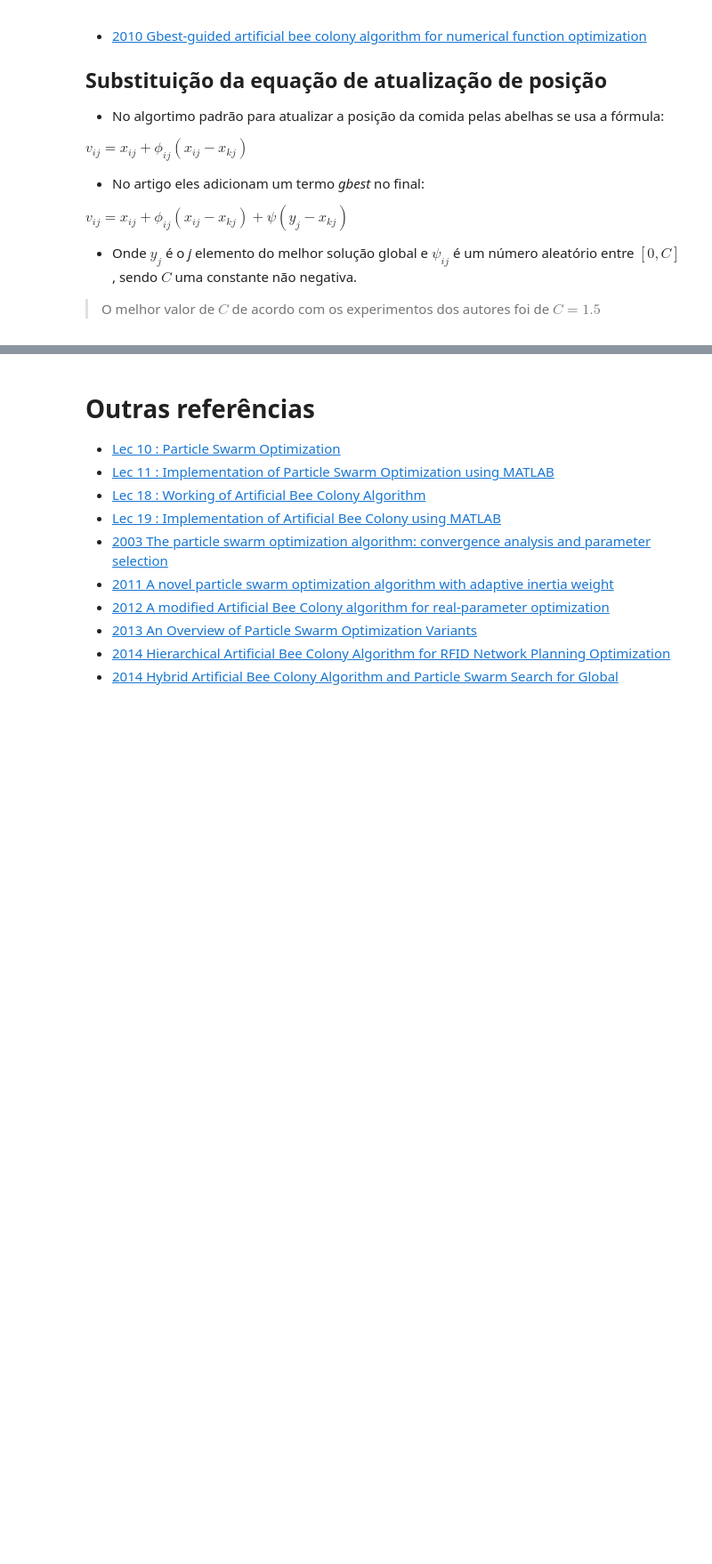
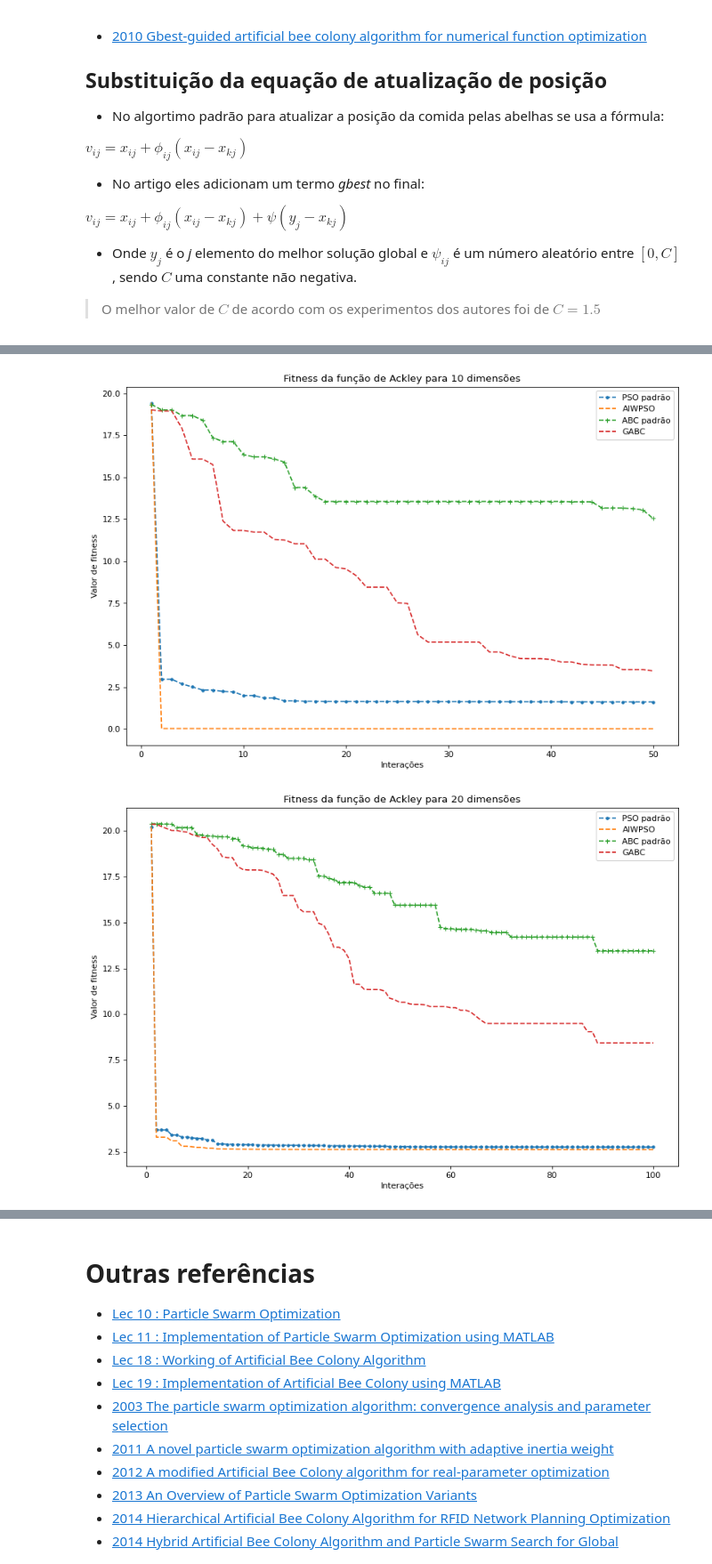
Before and after one commit to geocarvalho/IN1100, a Jupyter notebook: IN1164/project_1/PSO_and_ABC.ipynb, the cells around one changed output, grey strips where cells are left out. Shown at 89% size. Drawn from its saved outputs; the diff is of its cells as text; code cells hidden in the pictures; blank space fills up the shorter version.

```diff
--- a/IN1164/project_1/PSO_and_ABC.ipynb
+++ b/IN1164/project_1/PSO_and_ABC.ipynb
@@ -188,6 +212,7 @@ $P_s(t) = \frac{\sum^n_{i=0}S(i,t)}{n}$
 
 * Onde $n$ é o número de partículas, $P_s \in [0,1]$ é a porcentagem de partículas que tiveram uma melhora no seu *fitness* na última iteração. $\sum^n_{i=1}S(i,t)$ são todas as partículas que tiveram sucesso em minimizar o problema.
 # %%
+np.random.seed(0)
 def AIWPSO(problem, dimension, var_min, var_max, n_iterations, n_particles,
         w, c1, c2, w_max, w_min, show_iter):
   """ PSO algorithm """
@@ -201,6 +226,7 @@ def AIWPSO(problem, dimension, var_min, var_max, n_iterations, n_particles,
   gbest_position = np.full(shape=dimension, fill_value=0)
   velocity_vector = np.zeros(shape=(n_particles, dimension))
   iteration = 0
+  result_list = []
   # Start iterations
   while iteration < n_iterations:
     sucess_count = 0
@@ -237,7 +263,8 @@ def AIWPSO(problem, dimension, var_min, var_max, n_iterations, n_particles,
     # Inertia weight adaptation
     ps = sucess_count / n_particles
     w = (w_max - w_min)*ps + w_min
+    result_list.append(gbest_fitness_value)
     iteration += 1
 
-  return gbest_position, gbest_fitness_value
+  return result_list
 # %%
@@ -284,6 +298,7 @@ dimension: 50,  Exponential function, gbest: -0.9570048854915992
 * [2005 An idea based on honey bee swarm for numerical optimization](http://citeseerx.ist.psu.edu/viewdoc/summary?doi=10.1.1.714.4934)
 * [2015 PS–ABC: A hybrid algorithm based on particle swarm and artificial bee colony for high-dimensional optimization problems](https://www.sciencedirect.com/science/article/abs/pii/S0957417415005035)
 # %%
+np.random.seed(0)
 def fitness_calc(value):
   """ Calculate the fitness based on the object function result """
   if value >= 0:
@@ -349,6 +364,7 @@ def ABC(dimension, fitness_func, var_min, var_max, pop_size, limit,
   b_food = population[b_index]
   b_obj = obj[b_index]
   b_cycle = 0
+  result_list = []
   for cycle in range(n_cycles):
     # Employed bee phase
     for num1, food in enumerate(population, start=0):
@@ -402,10 +418,11 @@ def ABC(dimension, fitness_func, var_min, var_max, pop_size, limit,
       obj[num3] = fitness_func(population[num3])
       fit[num3] = fitness_calc(obj[num3])
       trial[num3] = 0
+    result_list.append(b_obj)
   if show_iter:
     print("\n____Final values")
     print(population)
     print(obj)
     print(fit)
     print(trial)
-  return b_food, b_obj, b_fit_solution, b_cycle
+  return result_list
@@ -471,6 +468,7 @@ $v_{ij} = x_{ij} + \phi_{ij}(x_{ij} - x_{kj}) + \psi(y_j - x_{kj})$
 * Onde $y_j$ é o *j* elemento do melhor solução global e $\psi_{ij}$ é um número aleatório entre $[0,C]$, sendo $C$ uma constante não negativa.
 > O melhor valor de $C$ de acordo com os experimentos dos autores foi de $C=1.5$
 # %%
+np.random.seed(0)
 def fitness_calc(value):
   """ Calculate the fitness based on the object function result """
   if value >= 0:
@@ -540,6 +538,7 @@ def GABC(dimension, fitness_func, var_min, var_max, pop_size, limit,
   b_food = population[b_index]
   b_obj = obj[b_index]
   b_cycle = 0
+  result_list = []
   for cycle in range(n_cycles):
     # Employed bee phase
     for num1, food in enumerate(population, start=0):
@@ -593,10 +592,11 @@ def GABC(dimension, fitness_func, var_min, var_max, pop_size, limit,
       obj[num3] = fitness_func(population[num3])
       fit[num3] = fitness_calc(obj[num3])
       trial[num3] = 0
+    result_list.append(b_obj)
   if show_iter:
     print("\n____Final values")
     print(population)
     print(obj)
     print(fit)
     print(trial)
-  return b_food, b_obj, b_fit_solution, b_cycle
+  return result_list
@@ -646,0 +630,30 @@ dimension: 50, Exponential function, object: -0.0, fitness: 1.0, cycle: 0
+# %%
+import matplotlib.pyplot as plt
+%matplotlib inline
+
+def run_plot(pso_dim_dic, aiwpso_dim_dic, abc_dim_dic, gabc_dim_dic, dim, func,
+             size):
+  """ Make the fitness plot for each iteration """
+  iterations = list(range(1,101))[:size]
+  pso_ackley_10 = pso_dim_dic[dim][func][:size]
+  aiwpso_ackley_10 = aiwpso_dim_dic[dim][func][:size]
+  abc_ackley_10 = abc_dim_dic[dim][func][:size]
+  gabc_ackley_10 = gabc_dim_dic[dim][func][:size]
+
+  plt.figure(num=None, figsize=(12, 8), dpi=80, facecolor='w', edgecolor='k')
+  plt.plot(iterations, pso_ackley_10, ".--", label="PSO padrão")
+  plt.plot(iterations, aiwpso_ackley_10, "--", label="AIWPSO")
+  plt.plot(iterations, abc_ackley_10, "+--", label="ABC padrão")
+  plt.plot(iterations, gabc_ackley_10, "--", label="GABC")
+  plt.xlabel("Interações")
+  plt.ylabel("Valor de fitness")
+  plt.title("Fitness da função de %s para %s dimensões" % (func.title(), dim))
+  plt.legend()
+  plt.show()
+
+run_plot(pso_dim_dic, aiwpso_dim_dic, abc_dim_dic, gabc_dim_dic, 10, "ackley", 50)
+run_plot(pso_dim_dic, aiwpso_dim_dic, abc_dim_dic, gabc_dim_dic, 20, "ackley", 100)
+run_plot(pso_dim_dic, aiwpso_dim_dic, abc_dim_dic, gabc_dim_dic, 50, "ackley", 100)
+# %% [output]
+[figure, added]
+[figure, added]
```
Also changed, not shown: parts of 21 cells of this notebook.
